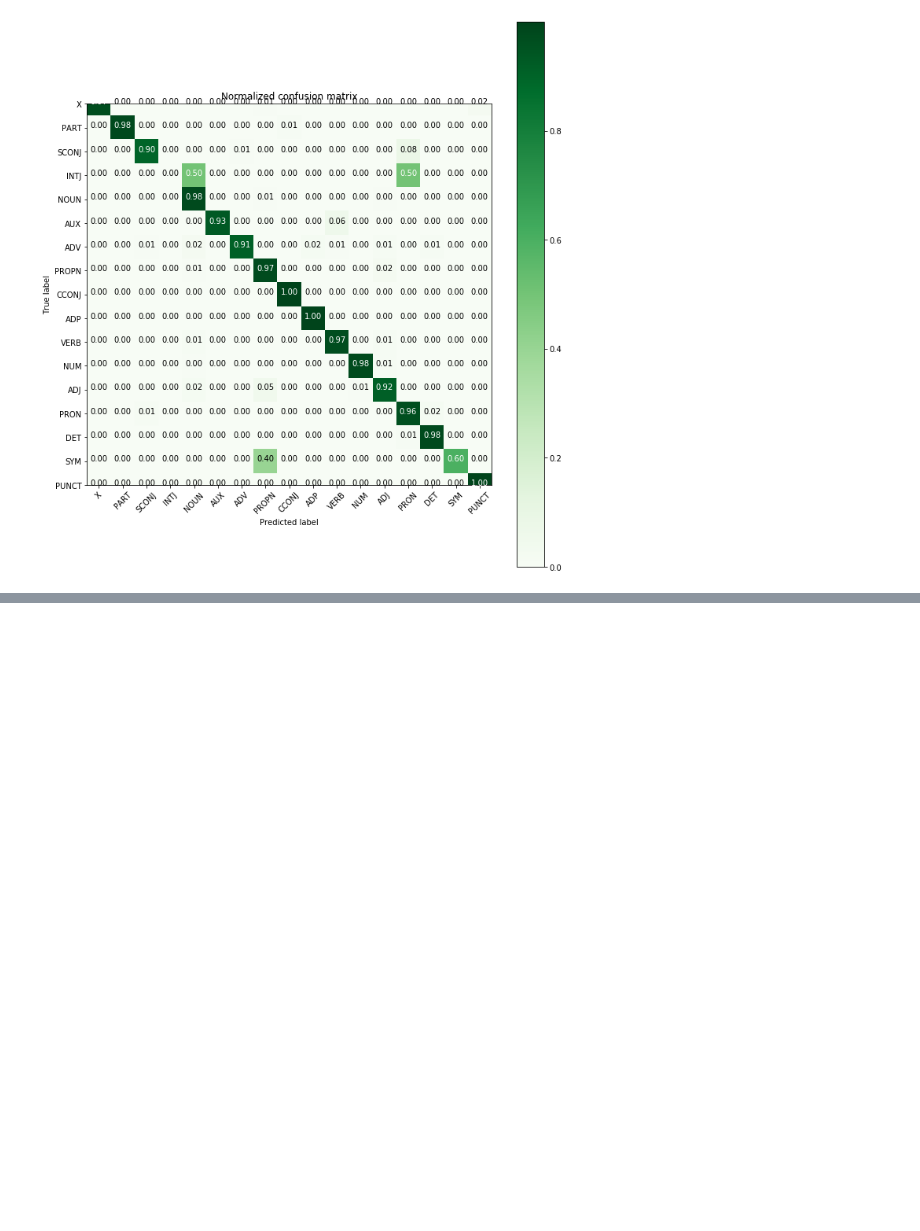
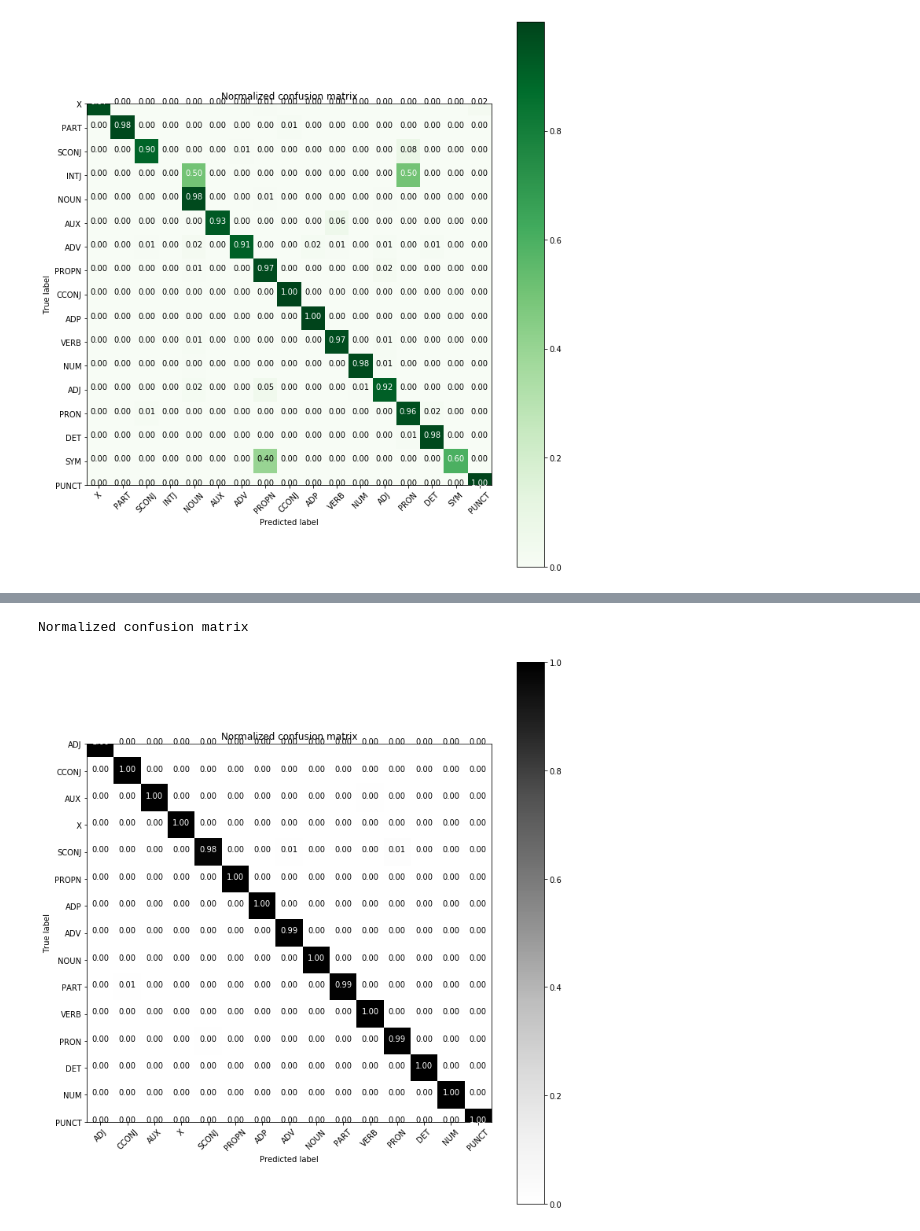
Before and after one commit to Bzrm/MidRusNLP, a Jupyter notebook: misc/Тегер на all_afz/POS_CM.ipynb, the cells around one changed output, grey strips where cells are left out. Drawn from its saved outputs; the diff is of its cells as text; code cells hidden in the pictures; blank space fills up the shorter version.

```diff
--- a/misc/Тегер на all_afz/POS_CM.ipynb
+++ b/misc/Тегер на all_afz/POS_CM.ipynb
@@ -139,0 +170,19 @@ Normalized confusion matrix
+# %%
+pred = open('pred_POS_afz.txt', encoding='utf8').read()
+true = open('true_POS_afz.txt', encoding='utf8').read()
+labels = open('labels_afz.txt', encoding='utf8').read()
+# %%
+y_true = true.split()
+y_pred = pred.split()
+class_names = labels.split()
+# %%
+cnf_matrix = confusion_matrix(y_pred, y_true, labels=class_names)
+# %%
+np.set_printoptions(precision=2)
+
+plt.figure(figsize = (10,10))
+plot_confusion_matrix(cnf_matrix, classes=class_names, normalize=True,
+                      title='Normalized confusion matrix', cmap=plt.cm.Greys)
+# %% [output]
+Normalized confusion matrix
+[figure, added]
```
Also changed, not shown: parts of 9 cells of this notebook.
